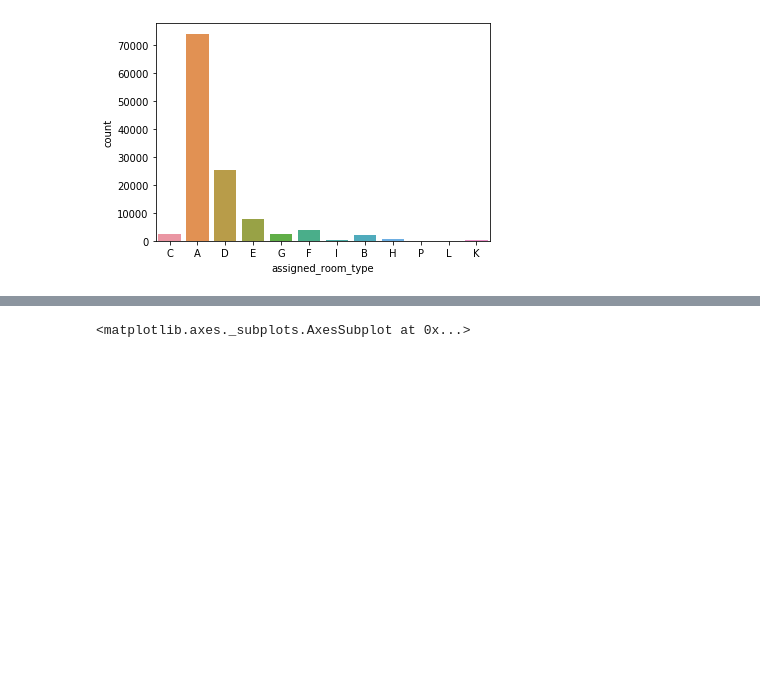
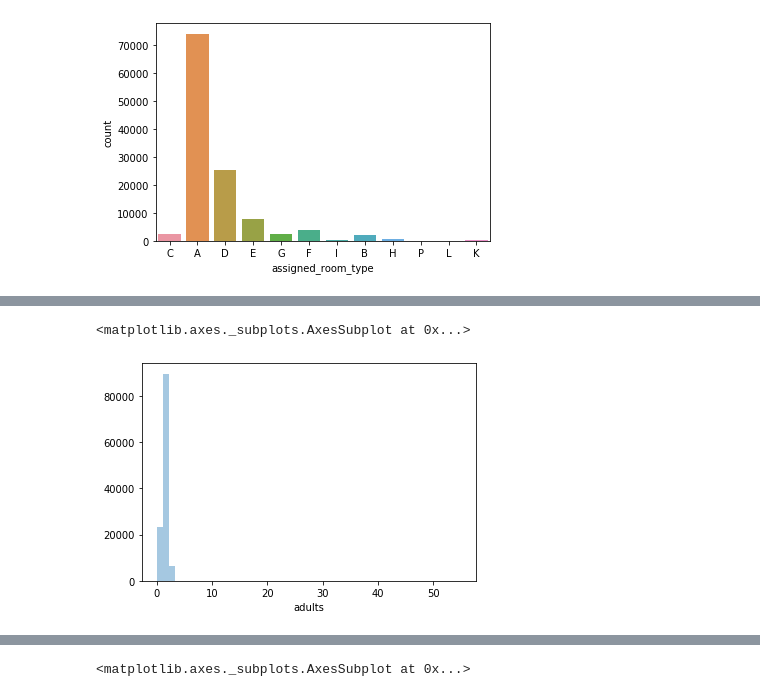
Before and after one commit to okeowovictor/Hotel-bookings-project-, a Jupyter notebook: Hotel Bookings Project.ipynb, the cells around one changed output, grey strips where cells are left out. Saved outputs shown, nothing was run; the diff lists cells and outputs as text; code cells hidden in the pictures; blank space fills up the shorter version.

```diff
--- a/Hotel Bookings Project.ipynb
+++ b/Hotel Bookings Project.ipynb
@@ -170,0 +390,5 @@ sns.countplot(x='assigned_room_type',data=Hotel_Bookings)
+# %%
+    sns.distplot(Hotel_Bookings['adults'],kde=False)
+# %% [output]
+<matplotlib.axes._subplots.AxesSubplot at 0x...>
+[figure, added]
```
Also changed, not shown: parts of 42 cells of this notebook.
